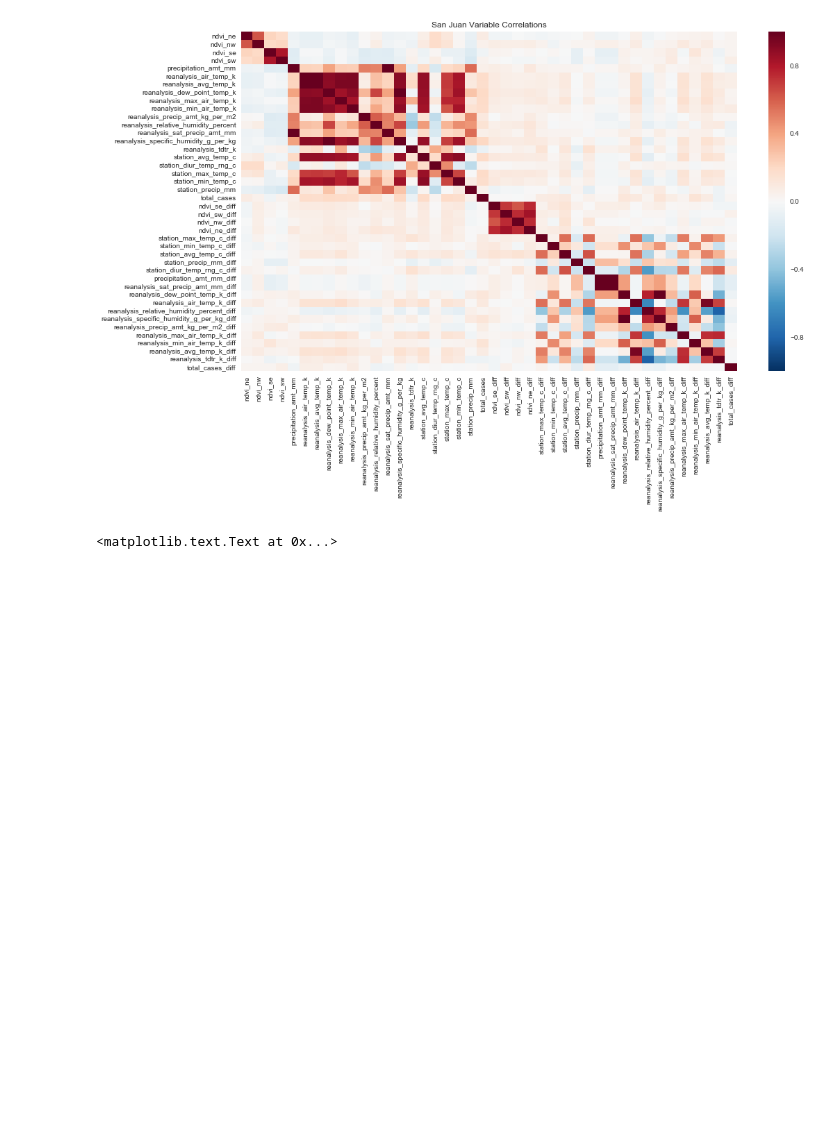
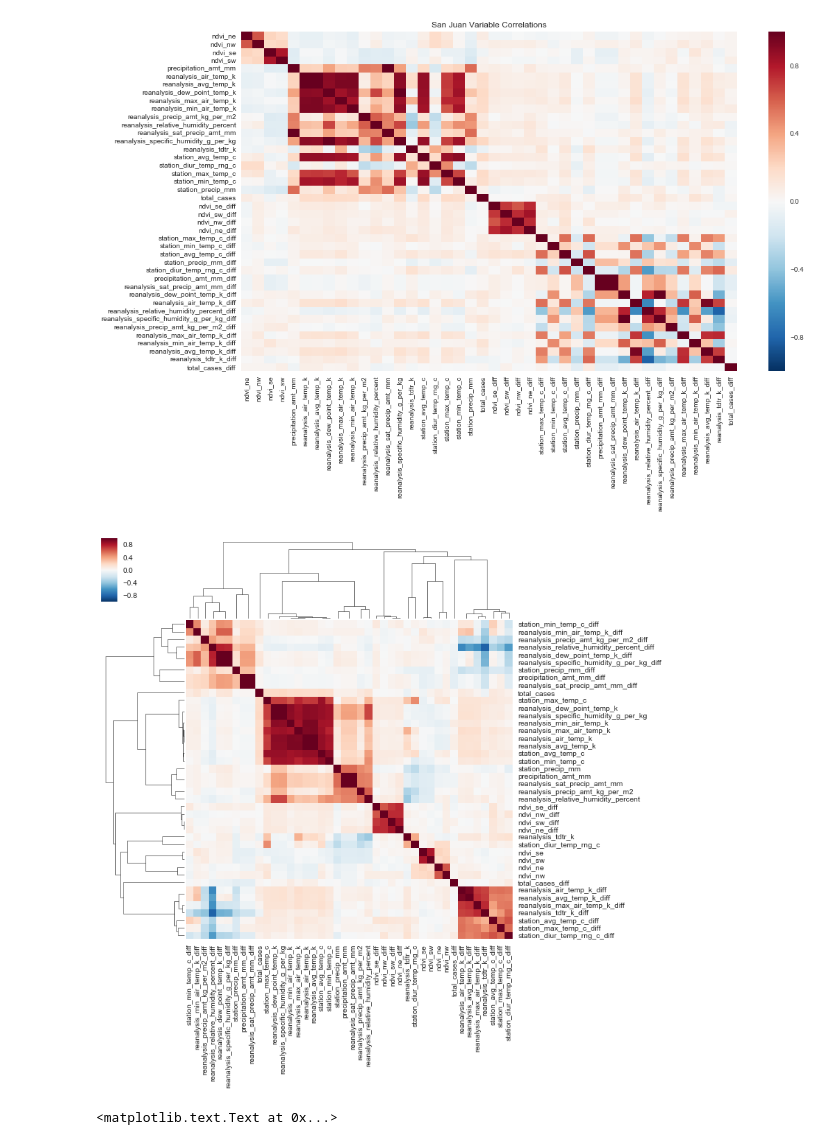
Before and after one commit to datosgobar/dengai, a Jupyter notebook: exploracion-nacho.ipynb, the cells around one changed output. Cells and saved outputs as stored; diff of their text form; code cells hidden in the pictures; blank space fills up the shorter version.

```diff
--- a/exploracion-nacho.ipynb
+++ b/exploracion-nacho.ipynb
@@ -85,6 +81,13 @@ dendrogram = hc.dendrogram(z, labels=sj_correlations.columns)
 # %% [output]
 <matplotlib.text.Text at 0x...>
 [figure]
+# %%
+# san juan clustermap
+sj_corr_clustermap = sns.clustermap(sj_correlations, metric='correlation')
+plt.setp(sj_corr_clustermap.ax_heatmap.yaxis.get_majorticklabels(), rotation=0)
+plt.show()
+# %% [output]
+[figure, added]
 # %%
 # plot iquitos
 iq_corr_heat = sns.heatmap(iq_correlations)
```
Also changed, not shown: parts of 4 cells of this notebook.
